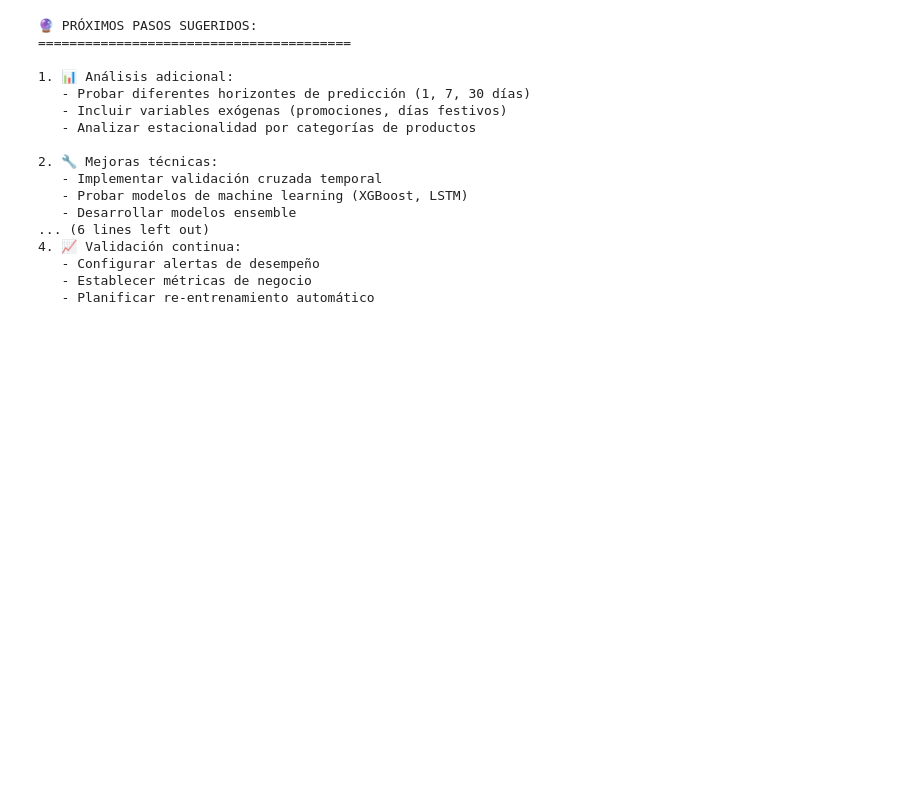
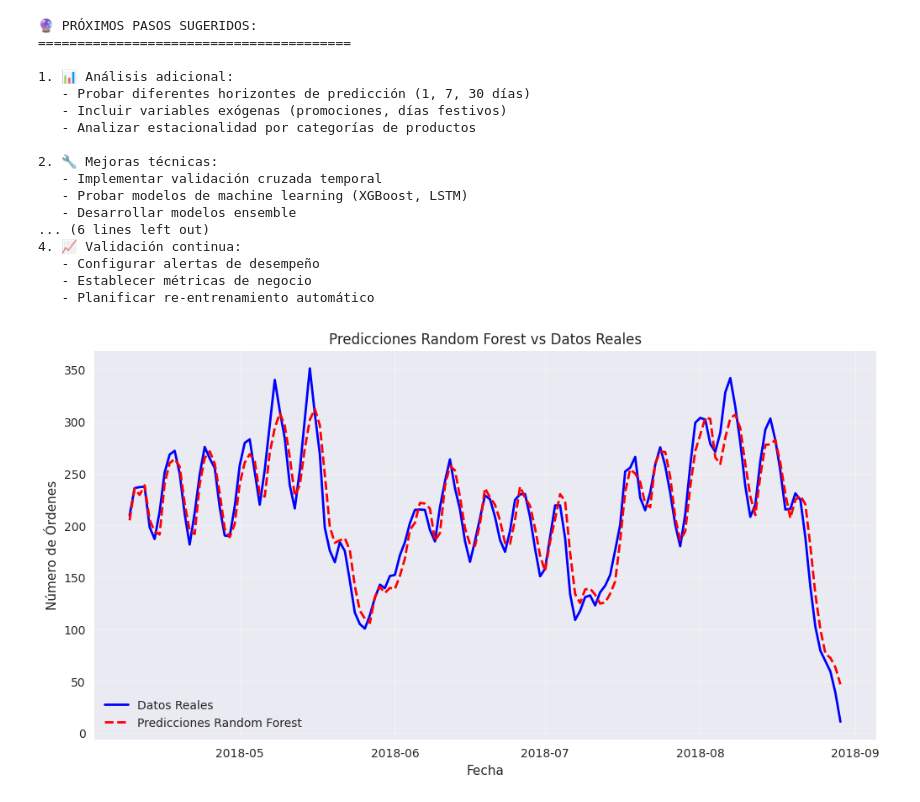
Before and after one commit to MartoBadi/TSCDIA-, a Jupyter notebook: proyecto_integrador/tp/analisis_modelos_series_tiempo.ipynb, the cells around one changed output. Saved outputs shown, nothing was run; the diff lists cells and outputs as text; code cells hidden in the pictures; blank space fills up the shorter version.

```diff
--- a/proyecto_integrador/tp/analisis_modelos_series_tiempo.ipynb
+++ b/proyecto_integrador/tp/analisis_modelos_series_tiempo.ipynb
@@ -580,3 +586,20 @@ print("   - Planificar re-entrenamiento automático")
    - Configurar alertas de desempeño
    - Establecer métricas de negocio
    - Planificar re-entrenamiento automático
+# %%
+import matplotlib.pyplot as plt
+
+# Gráfico solo con predicciones de Random Forest y datos reales
+rf_predictions = results['RandomForest']['forecast']
+
+plt.figure(figsize=(12, 6))
+plt.plot(test_data.index, test_data, label='Datos Reales', color='blue', linewidth=2)
+plt.plot(test_data.index, rf_predictions, label='Predicciones Random Forest', color='red', linestyle='--', linewidth=2)
+plt.title('Predicciones Random Forest vs Datos Reales')
+plt.xlabel('Fecha')
+plt.ylabel('Número de Órdenes')
+plt.legend()
+plt.grid(True, alpha=0.3)
+plt.show()
+# %% [output]
+[figure, added]
```
Also changed, not shown: parts of 10 cells of this notebook.
